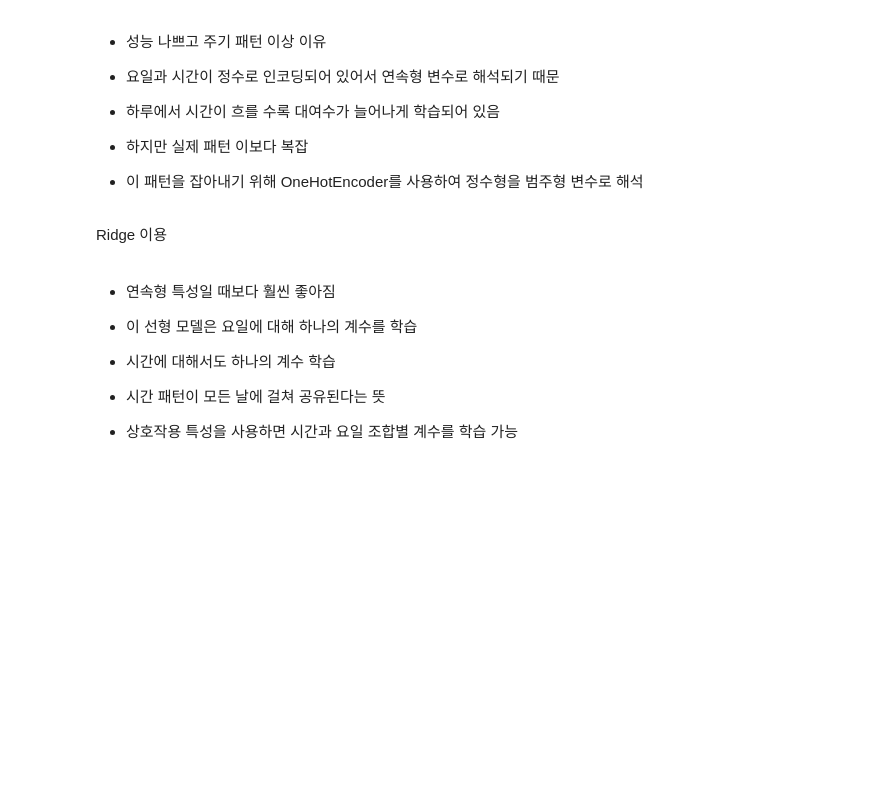
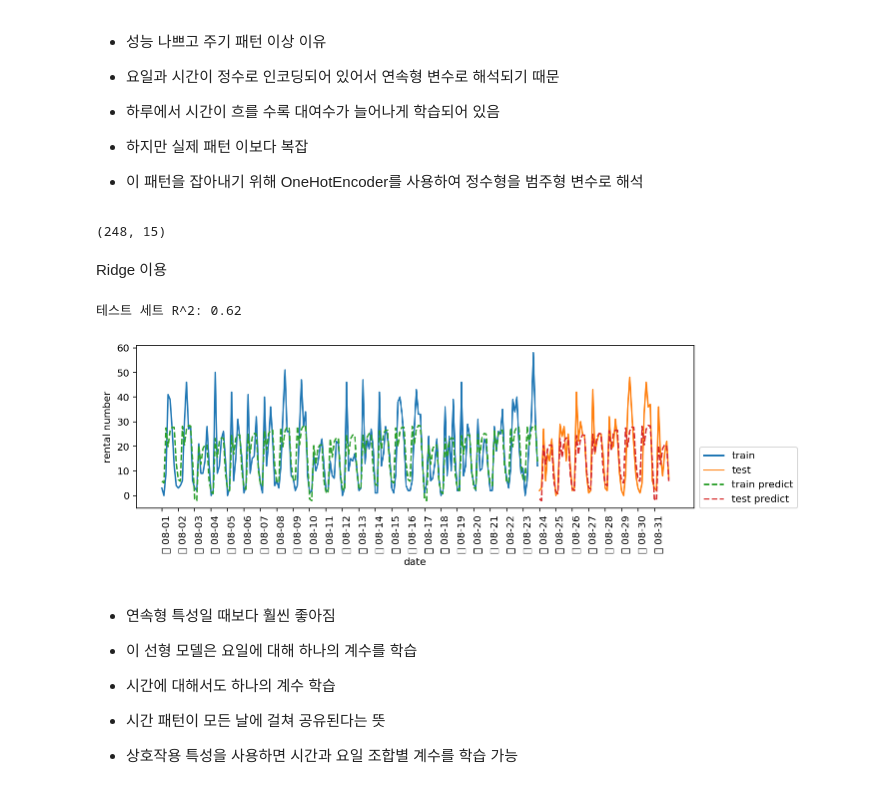
Before and after one commit to soohyoen/artificial-intelligence, a Jupyter notebook: ml_14_지도학습_데이터표현_특성공학_ipynb의_사본.ipynb, the cells around one changed output. Saved outputs shown, nothing was run; the diff lists cells and outputs as text; code cells hidden in the pictures; blank space fills up the shorter version.

```diff
--- a/ml_14_지도학습_데이터표현_특성공학_ipynb의_사본.ipynb
+++ b/ml_14_지도학습_데이터표현_특성공학_ipynb의_사본.ipynb
@@ -800,10 +819,19 @@ from sklearn.linear_model import LinearRegression
 - 이 패턴을 잡아내기 위해 OneHotEncoder를 사용하여 정수형을 범주형 변수로 해석
 # %%
 from sklearn.preprocessing import OneHotEncoder
+encoder = OneHotEncoder()
+X_hour_week_oh = encoder.fit_transform(X_hour_week).toarray()
+X_hour_week_oh.shape
+# %% [output]
+(248, 15)
 # %% [markdown]
 Ridge 이용
 # %%
 from sklearn.linear_model import Ridge
+eval_on_features(X_hour_week_oh, y, Ridge())
+# %% [output]
+테스트 세트 R^2: 0.62
+[figure, added]
 # %% [markdown]
 - 연속형 특성일 때보다 훨씬 좋아짐
 
```
Also changed, not shown: parts of 45 cells of this notebook.
